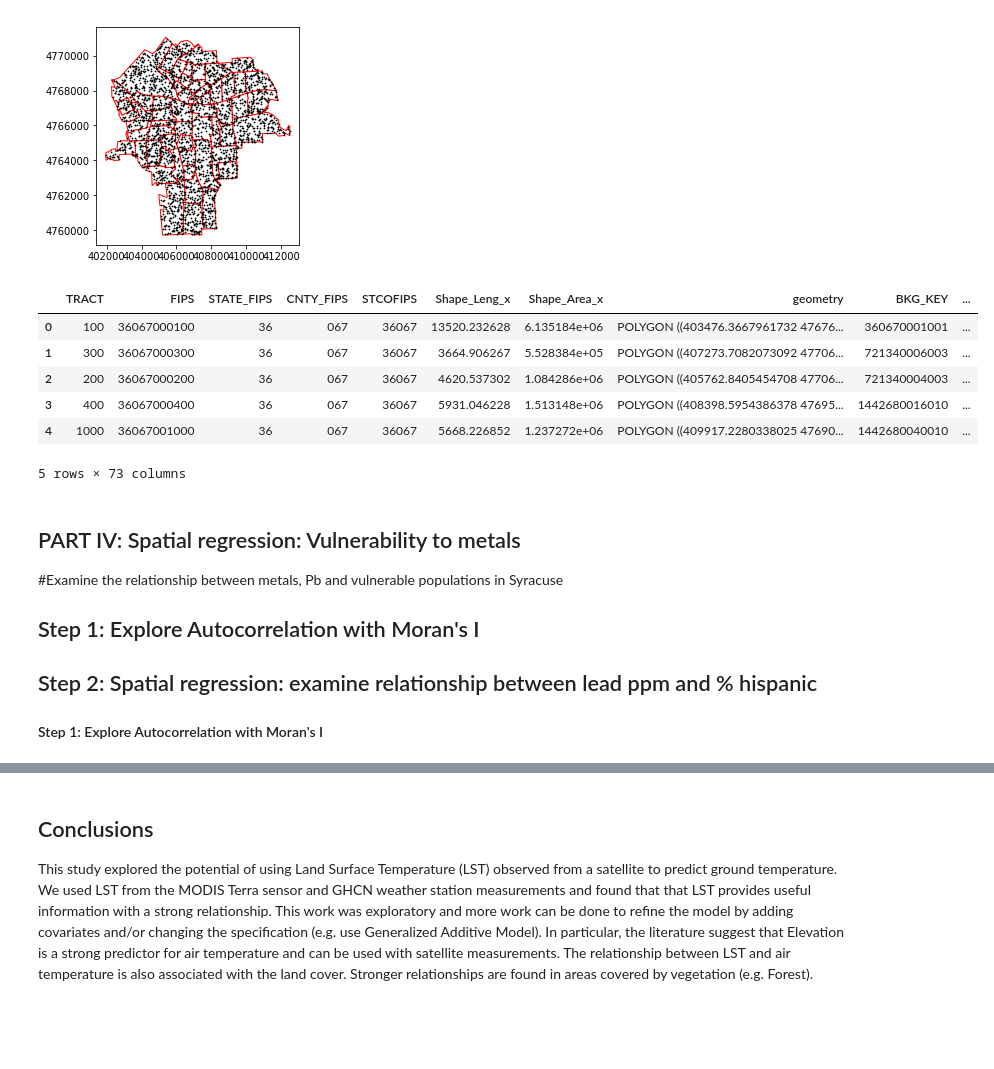
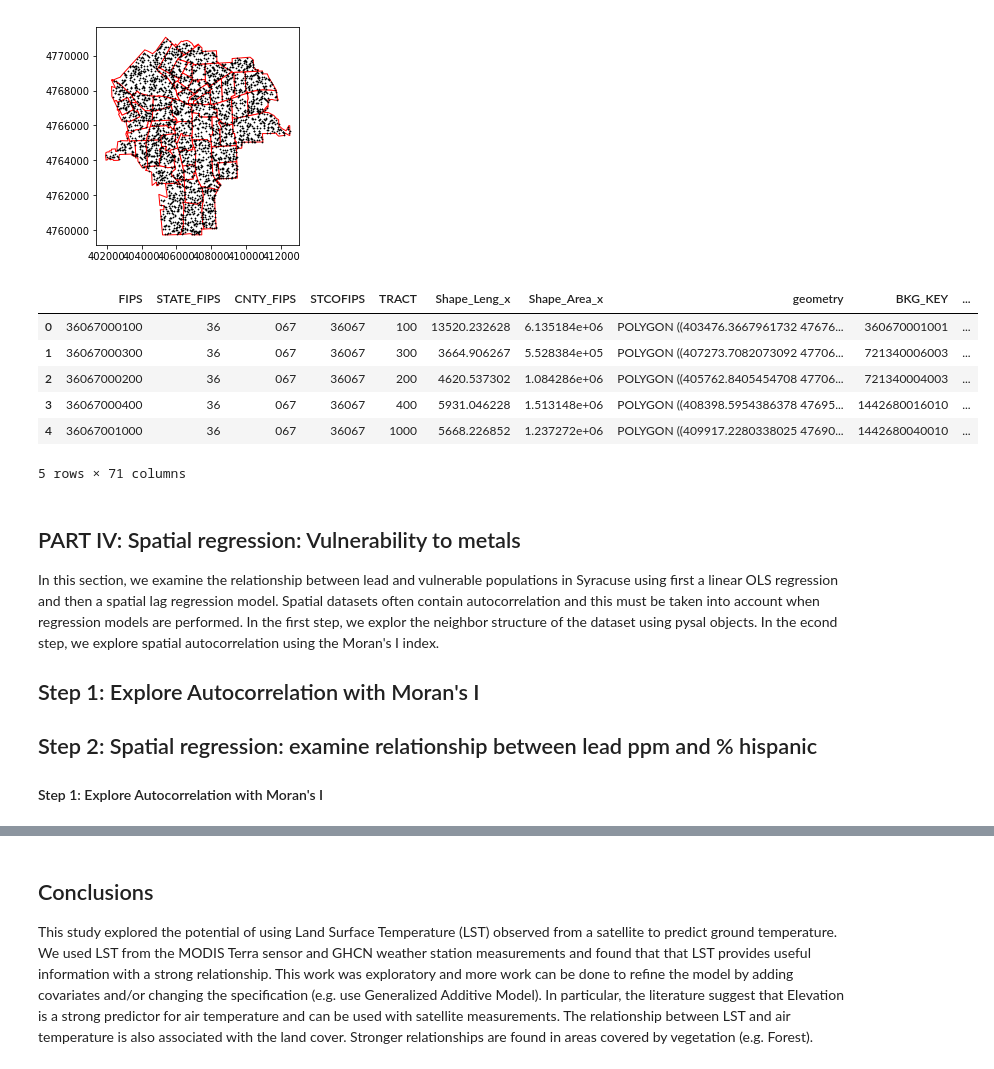
Before and after one commit to bparment1/workshops_courses_spatial_analyses, a Jupyter notebook: exercise1_spatial_analyses_Syracuse.ipynb, the cells around one changed output, grey strips where cells are left out. Drawn from its saved outputs; the diff is of its cells as text; code cells hidden in the pictures; blank space fills up the shorter version.

Commit message:
adding cell to explain spatial reg

```diff
--- a/exercise1_spatial_analyses_Syracuse.ipynb
+++ b/exercise1_spatial_analyses_Syracuse.ipynb
@@ -371,49 +373,48 @@ soil_PB_gpd.head()
 
 soil_PB_joined_gpd =gpd.tools.sjoin(soil_PB_gpd,census_2000_gpd,
                      how="left")
 soil_PB_joined_gpd.columns
 soil_PB_joined_gpd.shape #every point is associated with information from the census track it is contained in
 
 len(soil_PB_joined_gpd.BKG_KEY.value_counts()) #associated BKG Key to points: 57 unique identifiers
 len(soil_PB_joined_gpd.index_right.value_counts()) #associated BKG Key to points: 57 unique identifiers
 
 #### Step 4: Find average lead by census track #####
 
 grouped_PB_ct_df = soil_PB_joined_gpd[['ppm','TRACT','index_right']].groupby(['index_right']).mean() #compute average by census track
 grouped_PB_ct_df = grouped_PB_ct_df.reset_index()
 grouped_PB_ct_df.shape
 grouped_PB_ct_df.head()
 
-#grouped = grouped.rename(columns={'index_right': 'TRACT',
-#                            'ppm': 'pb_ppm' })
 grouped_PB_ct_df = grouped_PB_ct_df.rename(columns={'ppm': 'pb_ppm' })
 type(grouped_PB_ct_df)
 
 census_metals_gpd = census_metals_gpd.merge(grouped_PB_ct_df,on="TRACT")
 census_metals_gpd.shape
 census_metals_gpd.columns #check for duplicate columns
 
+outfile_metals_shp = "census_metals_pb_"+'_'+out_suffix+'.shp'
+census_metals_gpd.to_file(os.path.join(outfile_metals_shp))
 
 census_metals_df = pd.DataFrame(census_metals_gpd.drop(columns='geometry'))
 outfile = "census_metals_pb_"+'_'+out_suffix+'.csv'
 
-census_metals_df.to_csv(outfile)
-
-outfile = "census_metals_pb_"+'_'+out_suffix+'.shp'
-census_metals_gpd.to_file(os.path.join(out_dir,outfile))
+census_metals_df.to_csv(os.path.join(outfile))
 
 census_metals_gpd.head()
 # %% [output]
-|  | TRACT | FIPS | STATE_FIPS | CNTY_FIPS | STCOFIPS | Shape_Leng_x | Shape_Area_x | geometry | BKG_KEY | ... |
-| 0 | 100 | 36067000100 | 36 | 067 | 36067 | 13520.232628 | 6.135184e+06 | POLYGON ((403476.3667961732 47676... | 360670001001 | ... |
-| 1 | 300 | 36067000300 | 36 | 067 | 36067 | 3664.906267 | 5.528384e+05 | POLYGON ((407273.7082073092 47706... | 721340006003 | ... |
-| 2 | 200 | 36067000200 | 36 | 067 | 36067 | 4620.537302 | 1.084286e+06 | POLYGON ((405762.8405454708 47706... | 721340004003 | ... |
-| 3 | 400 | 36067000400 | 36 | 067 | 36067 | 5931.046228 | 1.513148e+06 | POLYGON ((408398.5954386378 47695... | 1442680016010 | ... |
-| 4 | 1000 | 36067001000 | 36 | 067 | 36067 | 5668.226852 | 1.237272e+06 | POLYGON ((409917.2280338025 47690... | 1442680040010 | ... |
+|  | FIPS | STATE_FIPS | CNTY_FIPS | STCOFIPS | TRACT | Shape_Leng_x | Shape_Area_x | geometry | BKG_KEY | ... |
+| 0 | 36067000100 | 36 | 067 | 36067 | 100 | 13520.232628 | 6.135184e+06 | POLYGON ((403476.3667961732 47676... | 360670001001 | ... |
+| 1 | 36067000300 | 36 | 067 | 36067 | 300 | 3664.906267 | 5.528384e+05 | POLYGON ((407273.7082073092 47706... | 721340006003 | ... |
+| 2 | 36067000200 | 36 | 067 | 36067 | 200 | 4620.537302 | 1.084286e+06 | POLYGON ((405762.8405454708 47706... | 721340004003 | ... |
+| 3 | 36067000400 | 36 | 067 | 36067 | 400 | 5931.046228 | 1.513148e+06 | POLYGON ((408398.5954386378 47695... | 1442680016010 | ... |
+| 4 | 36067001000 | 36 | 067 | 36067 | 1000 | 5668.226852 | 1.237272e+06 | POLYGON ((409917.2280338025 47690... | 1442680040010 | ... |
-5 rows × 73 columns
+5 rows × 71 columns
 # %% [markdown]
-## PART IV: Spatial regression: Vulnerability to metals #############
-#Examine the relationship between metals, Pb and vulnerable populations in Syracuse
+## PART IV: Spatial regression: Vulnerability to metals
+
+In this section, we examine the relationship between lead and vulnerable populations in Syracuse using first a linear OLS regression and then a spatial lag regression model. Spatial datasets often contain autocorrelation and this must be taken into account when regression models are performed. In the first step, we explor the neighbor structure of the dataset using pysal objects.  In the econd step, we explore spatial autocorrelation using the Moran's I index.
+
 ## Step 1: Explore Autocorrelation with Moran's I
 ## Step 2: Spatial regression: examine relationship between lead ppm and % hispanic
 
```
Also changed, not shown: parts of 6 cells of this notebook.
